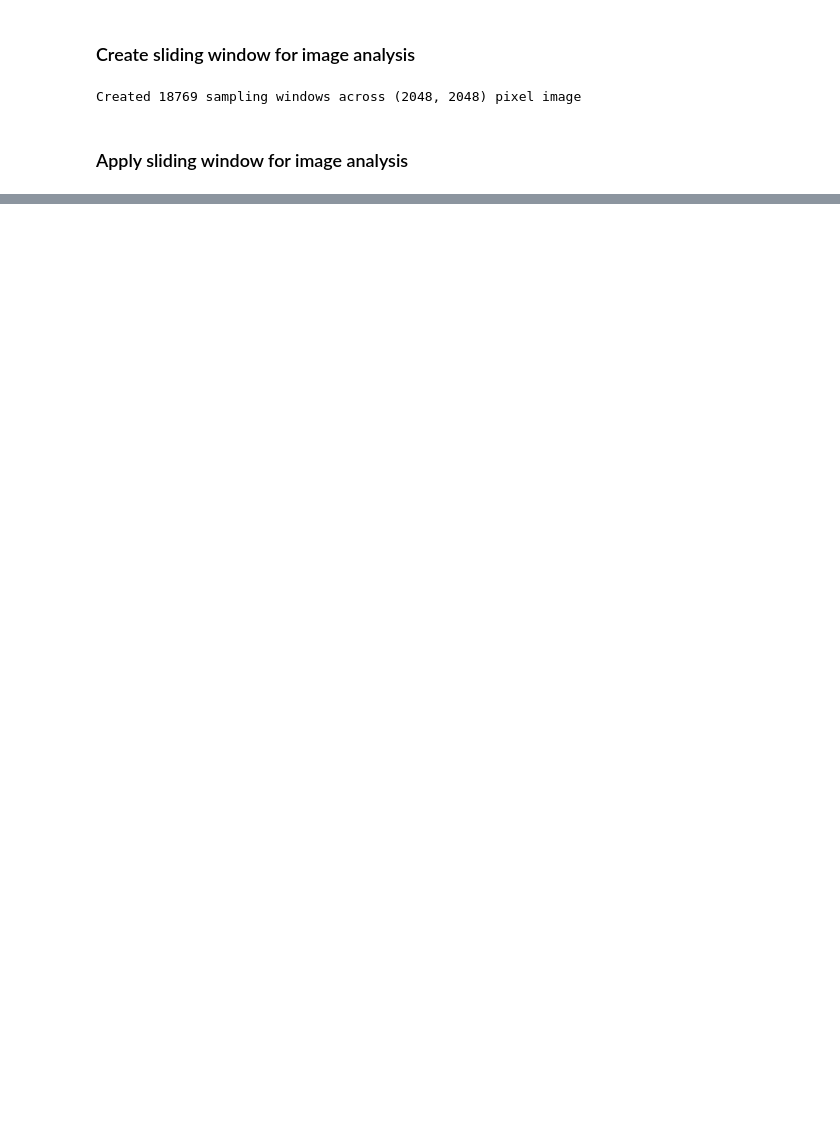
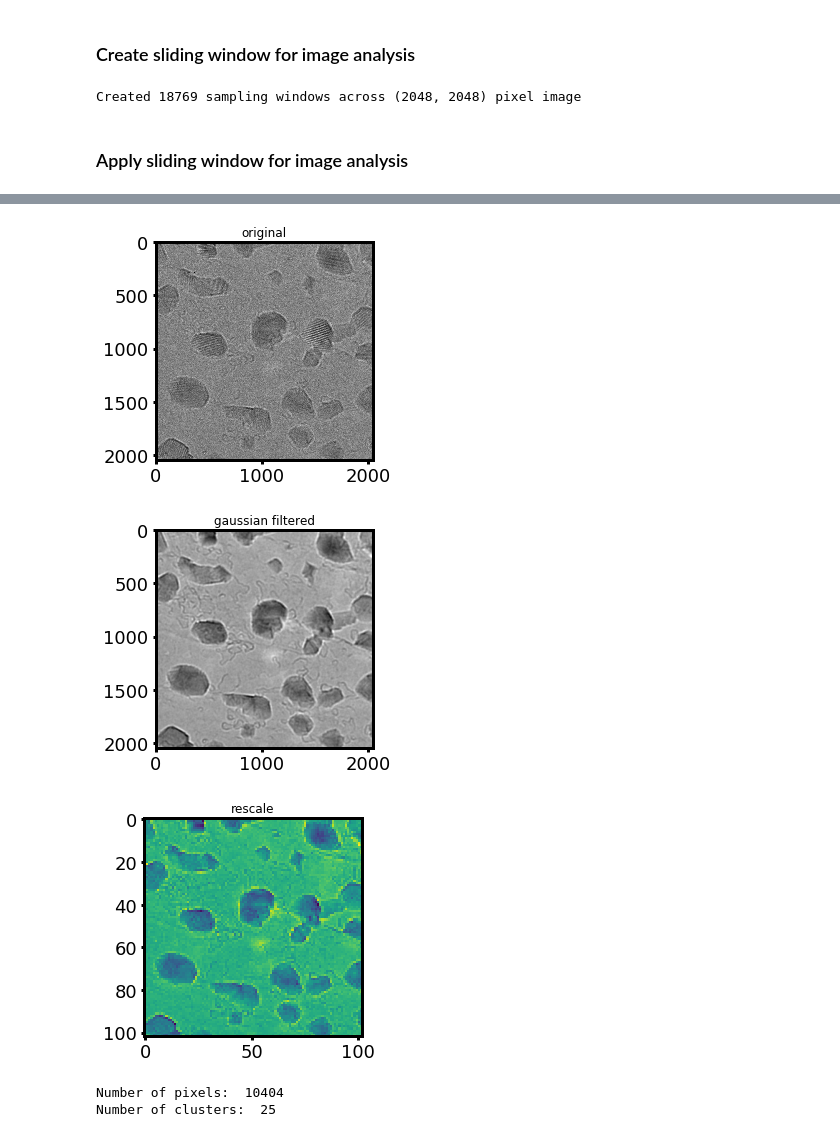
Before and after one commit to ericmuckley/microscopy_analysis, a Jupyter notebook: read_stack.ipynb, the cells around one changed output, grey strips where cells are left out. Cells and saved outputs as stored; diff of their text form; code cells hidden in the pictures; blank space fills up the shorter version.

```diff
--- a/read_stack.ipynb
+++ b/read_stack.ipynb
@@ -111,0 +111,66 @@ for i in range(35, d['data'].shape[0], 12):
+# %%
+import time as time
+
+
+from distutils.version import LooseVersion
+from scipy.ndimage.filters import gaussian_filter
+
+import skimage
+from skimage.transform import rescale
+
+from sklearn.feature_extraction.image import grid_to_graph
+from sklearn.cluster import AgglomerativeClustering
+
+# these were introduced in skimage-0.14
+if LooseVersion(skimage.__version__) >= '0.14':
+    rescale_params = {'anti_aliasing': False, 'multichannel': False}
+else:
+    rescale_params = {}
+# %%
+# show original image
+plt.imshow(img, cmap='gray')
+plt.title('original')
+plt.show()
+
+# filtered image
+filt_img = gaussian_filter(img, sigma=6)
+plt.imshow(filt_img, cmap='gray')
+plt.title('gaussian filtered')
+plt.show()
+
+# rescaled image (make it smaller for clustering)
+filt_img = rescale(filt_img, 0.05, mode="reflect", **rescale_params)
+plt.imshow(filt_img)
+plt.title('rescale')
+plt.show()
+
+
+# reshape to find connectivity of pixels
+X = np.reshape(filt_img, (-1, 1))
+
+# number of regions to search for
+n_clusters = 25
+ward = AgglomerativeClustering(
+    n_clusters=n_clusters,
+    linkage='ward',
+    connectivity=grid_to_graph(*filt_img.shape))
+ward.fit(X)
+label = np.reshape(ward.labels_, filt_img.shape)
+
+print("Number of pixels: ", label.size)
+print("Number of clusters: ", np.unique(label).size)
+
+# #############################################################################
+# Plot the results on an image
+plt.figure(figsize=(5, 5))
+plt.imshow(filt_img, cmap='gray')
+for l in range(n_clusters):
+    plt.contour(label == l,
+                colors=[plt.cm.nipy_spectral(l / float(n_clusters)), ])
+plt.show()
+# %% [output]
+[figure, added]
+[figure, added]
+[figure, added]
+Number of pixels:  10404
+Number of clusters:  25
```
Also changed, not shown: parts of 18 cells of this notebook, 1 other file.
